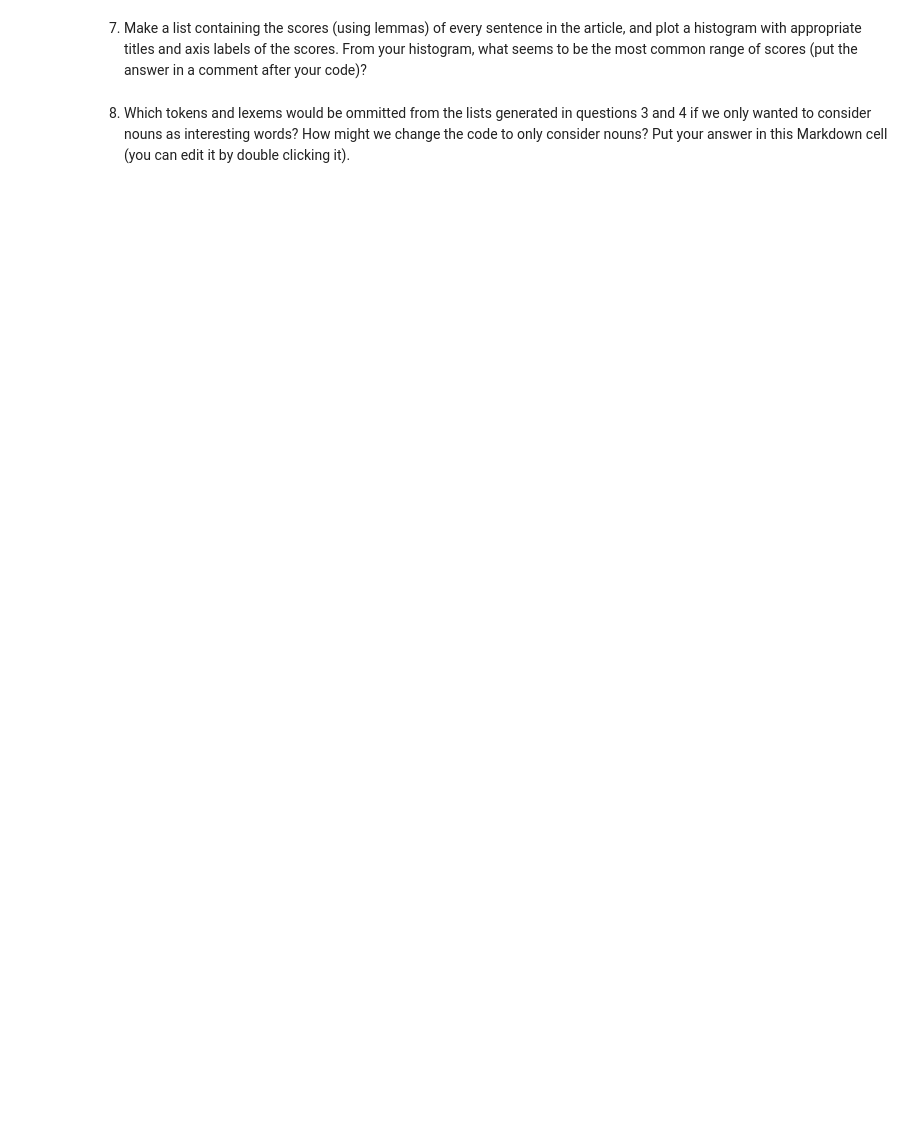
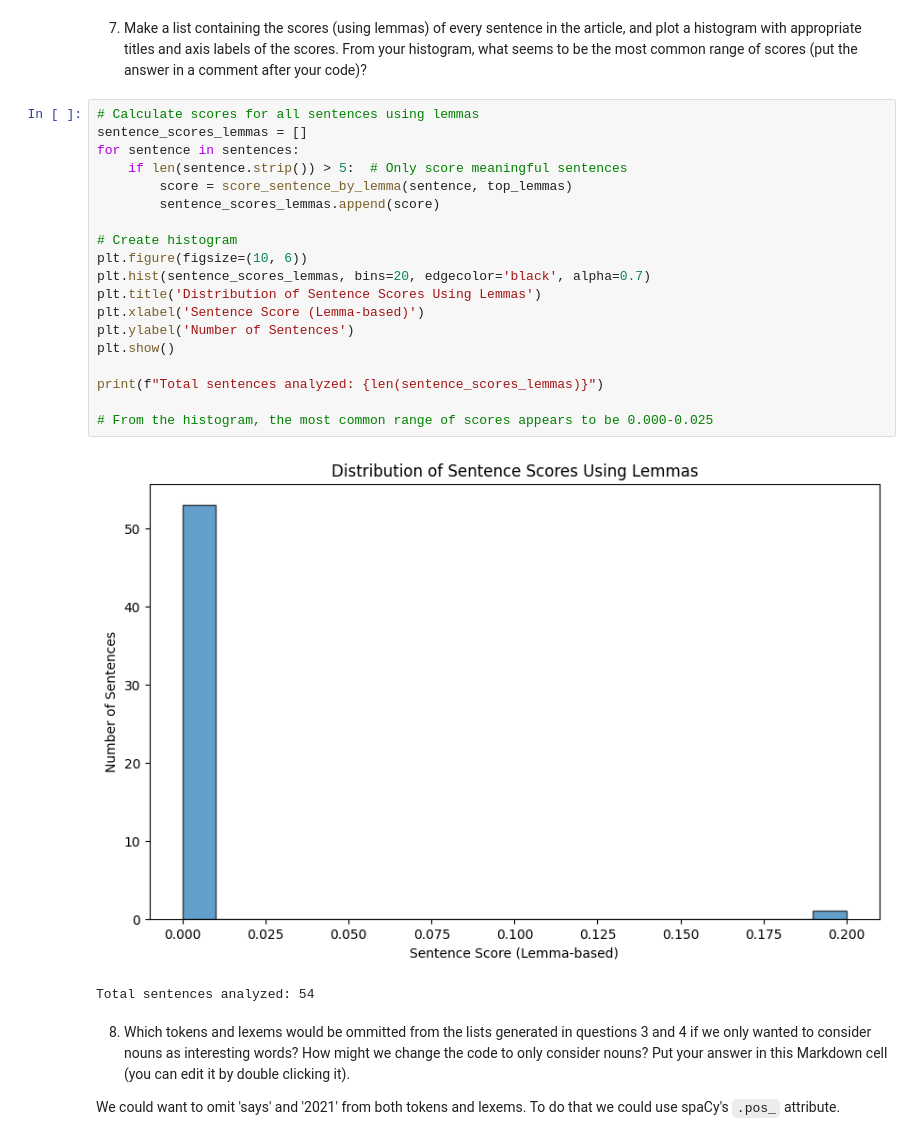
Before and after one commit to AdriannaWebb/web-scraping, a Jupyter notebook: web-scraping.ipynb, the cells around one changed output. Cells and saved outputs as stored; diff of their text form; blank space fills up the shorter version.

```diff
--- a/web-scraping.ipynb
+++ b/web-scraping.ipynb
@@ -145,4 +264,28 @@ You may find some of the code from the in class notes useful; feel free to use m
 # %% [markdown]
 7. Make a list containing the scores (using lemmas) of every sentence in the article, and plot a histogram with appropriate titles and axis labels of the scores.  From your histogram, what seems to be the most common range of scores (put the answer in a comment after your code)?
+# %%
+# Calculate scores for all sentences using lemmas
+sentence_scores_lemmas = []
+for sentence in sentences:
+    if len(sentence.strip()) > 5:  # Only score meaningful sentences
+        score = score_sentence_by_lemma(sentence, top_lemmas)
+        sentence_scores_lemmas.append(score)
+
+# Create histogram
+plt.figure(figsize=(10, 6))
+plt.hist(sentence_scores_lemmas, bins=20, edgecolor='black', alpha=0.7)
+plt.title('Distribution of Sentence Scores Using Lemmas')
+plt.xlabel('Sentence Score (Lemma-based)')
+plt.ylabel('Number of Sentences')
+plt.show()
+
+print(f"Total sentences analyzed: {len(sentence_scores_lemmas)}")
+
+# From the histogram, the most common range of scores appears to be 0.000-0.025
+# %% [output]
+[figure, added]
+Total sentences analyzed: 54
 # %% [markdown]
 8. Which tokens and lexems would be ommitted from the lists generated in questions 3 and 4 if we only wanted to consider nouns as interesting words?  How might we change the code to only consider nouns? Put your answer in this Markdown cell (you can edit it by double clicking it).
+
+We could want to omit 'says' and '2021' from both tokens and lexems. To do that we could use spaCy's `.pos_` attribute.
```
Also changed, not shown: parts of 2 cells of this notebook.
